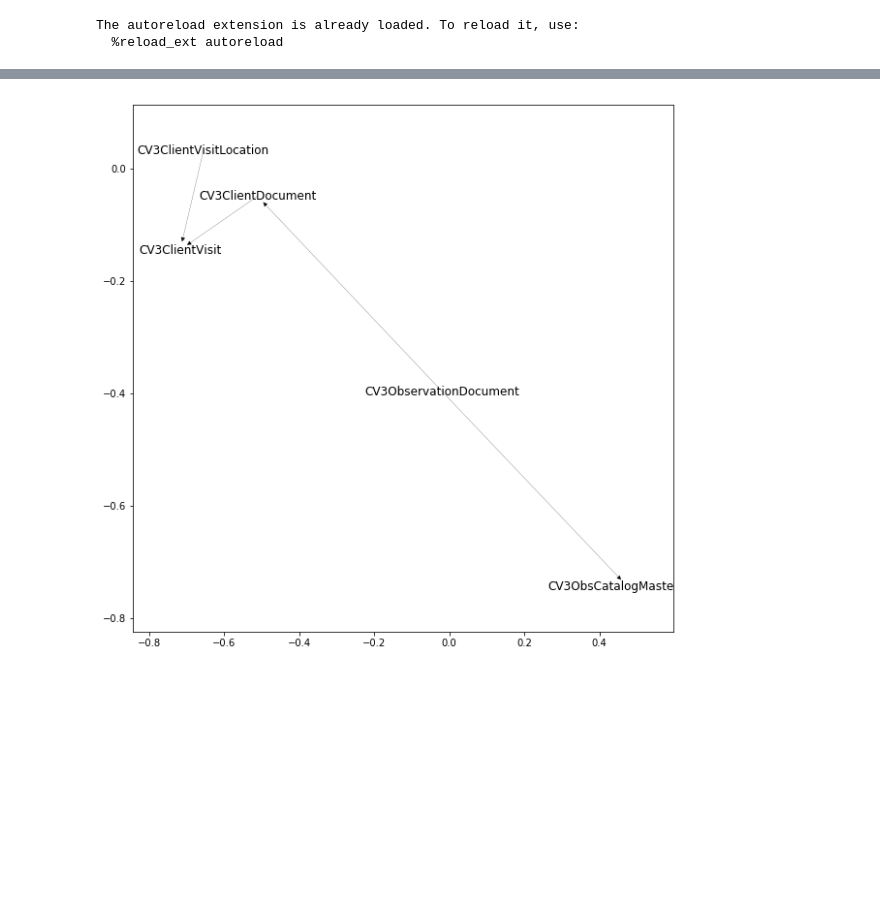
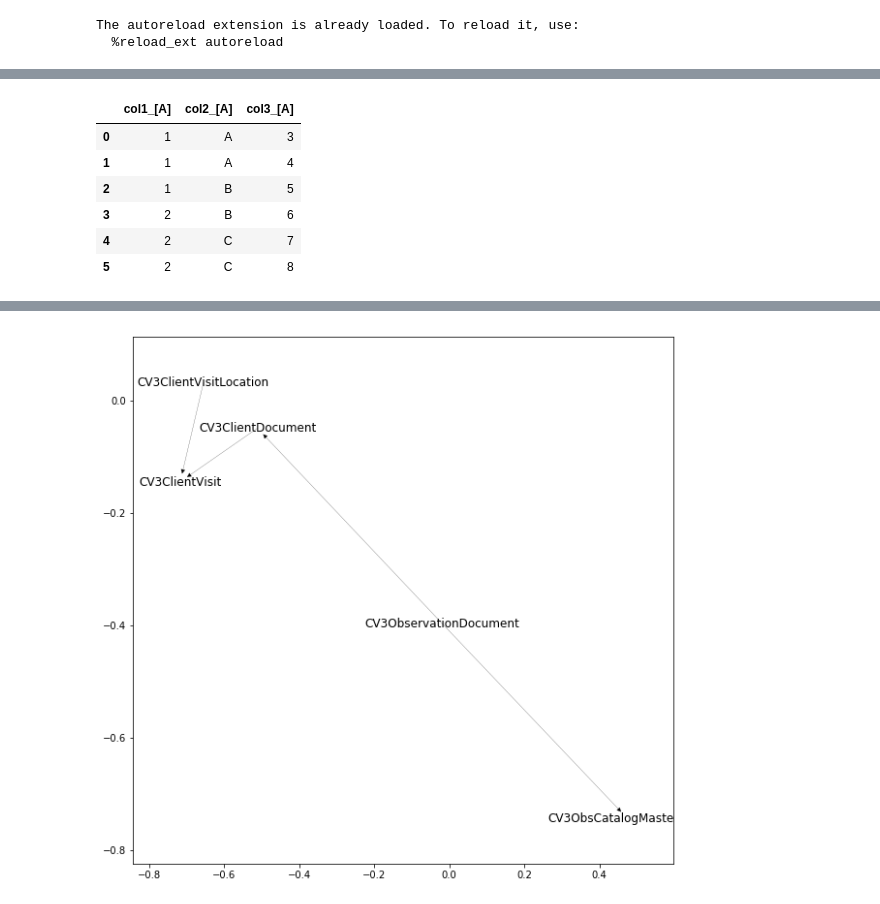
Before and after one commit to sareeneng/cohort-visualization, a Jupyter notebook: scratch.ipynb, the cells around one changed output, grey strips where cells are left out. Saved outputs shown, nothing was run; the diff lists cells and outputs as text; code cells hidden in the pictures; blank space fills up the shorter version.

```diff
--- a/scratch.ipynb
+++ b/scratch.ipynb
@@ -60,0 +51,10 @@ DB.common_columns[0].__dict__
+# %%
+table_1.df
+# %% [output]
+|  | col1_[A] | col2_[A] | col3_[A] |
+| 0 | 1 | A | 3 |
+| 1 | 1 | A | 4 |
+| 2 | 1 | B | 5 |
+| 3 | 2 | B | 6 |
+| 4 | 2 | C | 7 |
+| 5 | 2 | C | 8 |
```
Also changed, not shown: parts of 5 cells of this notebook, 3 other files.
